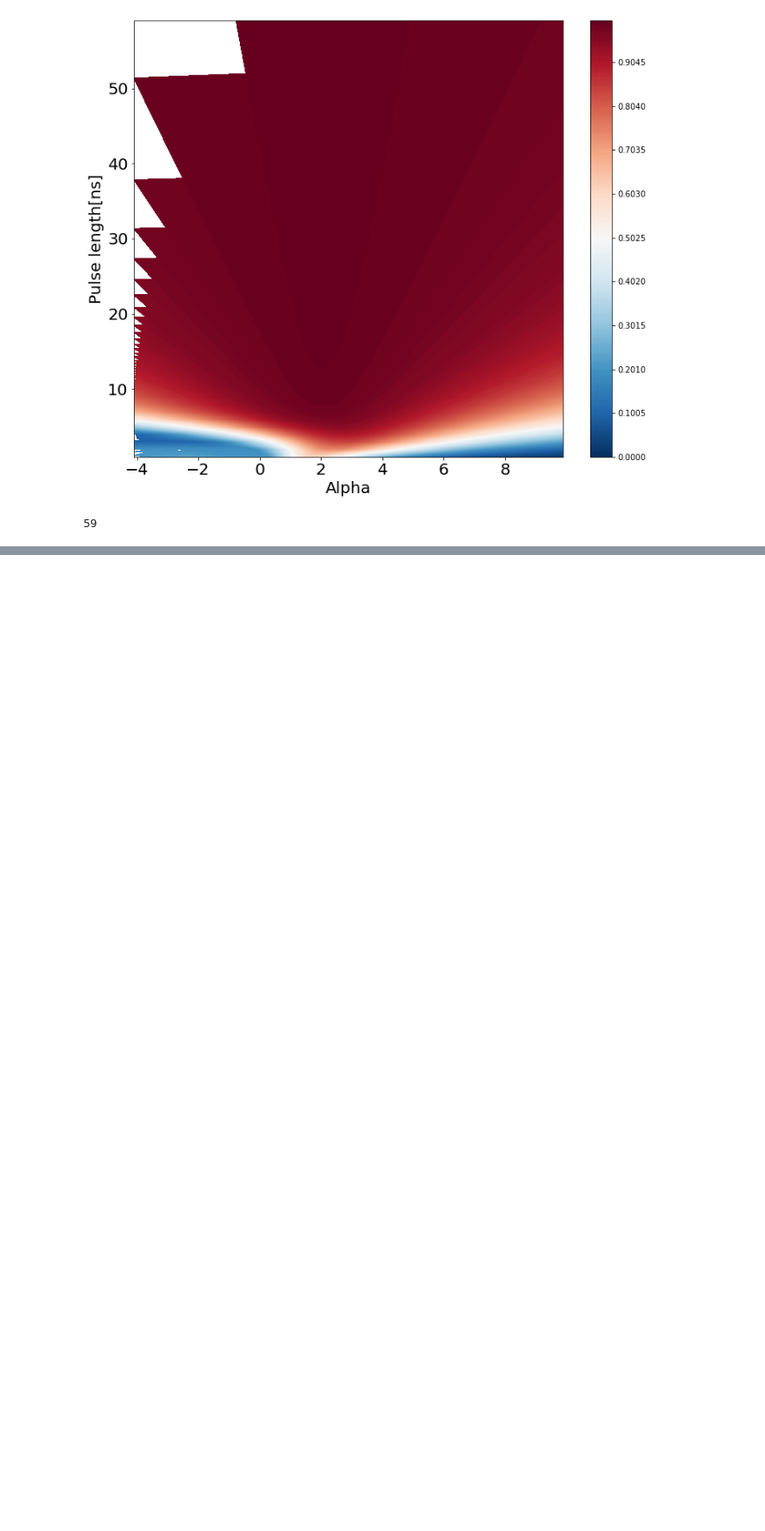
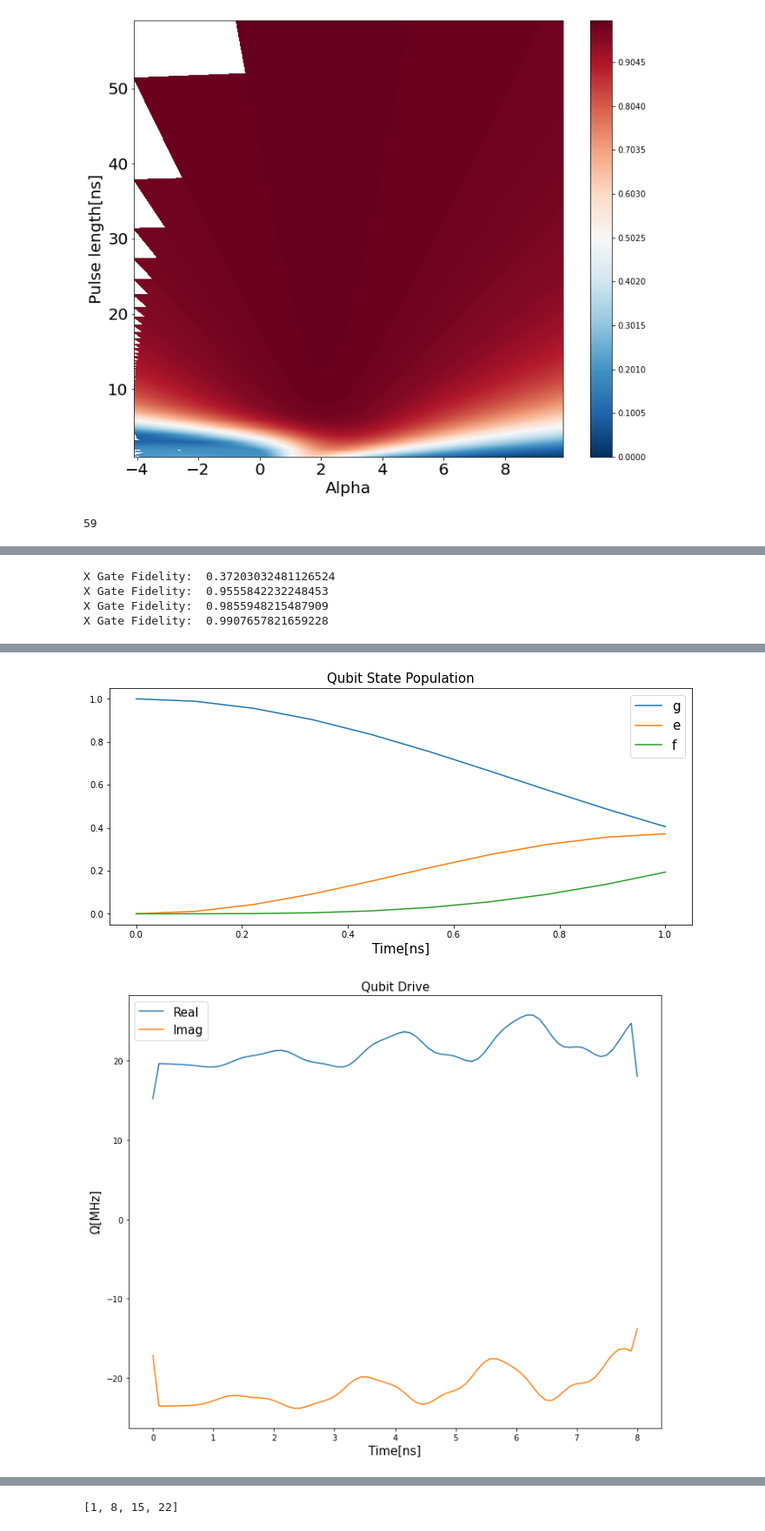
Before and after one commit to gkim23/kseamentoring, a Jupyter notebook: ksea_mentoring_9.ipynb, the cells around one changed output, grey strips where cells are left out. Shown at 87% size. Drawn from its saved outputs; the diff is of its cells as text; code cells hidden in the pictures; blank space fills up the shorter version.

```diff
--- a/ksea_mentoring_9.ipynb
+++ b/ksea_mentoring_9.ipynb
@@ -434,11 +437,14 @@ len(max_list)
 # %%
-qoc_data = np.genfromtxt("my_data.csv", dtype=complex)
-omega = qoc_data/5
-tlist = np.linspace(0, len(omega), len(omega))
-pi_hamiltonian = driven_hamiltonian(omega=omega, free_hamiltonian=transmon_hamiltonian, qubit_x = qubit_x, qubit_y = qubit_y, plot=True)
-res = qt.mesolve(pi_hamiltonian,psi0,tlist,c_ops=c_ops, e_ops=e_ops, options=qt.Options(store_states=True))
-bvec_array = [res.expect[0],res.expect[1],res.expect[2]]
-plist = [res.expect[3], res.expect[4], res.expect[5]]
-plot_bloch_vector_component(tlist=tlist, bloch_array=bvec_array)
-plot_population(tlist=tlist, p_list=plist)
-print("X Gate Fidelity: ", plist[1][-1])
+def qoc_function(data_name, pulse_length):
+    qoc_data = np.genfromtxt(data_name, dtype=complex)
+    omega = qoc_data/5
+    tlist = np.linspace(0, len(omega), len(omega))
+    pi_hamiltonian = driven_hamiltonian(omega=omega, free_hamiltonian=transmon_hamiltonian, qubit_x = qubit_x, qubit_y = qubit_y, plot=True)
+    res = qt.mesolve(pi_hamiltonian,psi0,tlist,c_ops=c_ops, e_ops=e_ops, options=qt.Options(store_states=True))
+    bvec_array = [res.expect[0],res.expect[1],res.expect[2]]
+    plist = [res.expect[3], res.expect[4], res.expect[5]]
+    plot_bloch_vector_component(tlist=tlist, bloch_array=bvec_array)
+    plot_population(tlist=tlist, p_list=plist)
+    print("X Gate Fidelity: ", plist[1][-1])
+    numerical_opt_x_list.append(pulse_length)
+    numerical_opt_y_list.append(plist[1][-1])
@@ -465,0 +451,10 @@ X Gate Fidelity:  0.37203032481126524
+# %%
+qoc_function("my_data_1ns.csv", 1)
+qoc_function("my_data_8ns.csv", 8)
+qoc_function("my_data_15ns.csv", 15)
+qoc_function("my_data_22ns.csv", 22)
+# %% [output]
+X Gate Fidelity:  0.37203032481126524
+X Gate Fidelity:  0.9555842232248453
+X Gate Fidelity:  0.9855948215487909
+X Gate Fidelity:  0.9907657821659228
@@ -465,0 +463,2 @@ X Gate Fidelity:  0.37203032481126524
+[figure, added]
+[figure, added]
@@ -466,3 +473,8 @@ X Gate Fidelity:  0.37203032481126524
+# %%
+numerical_opt_y_list
+numerical_opt_x_list
+# %% [output]
+[1, 8, 15, 22]
 # %%
 qoc_data = np.genfromtxt("my_data_96ns.csv", dtype=complex)
 omega = qoc_data/5
```
Also changed, not shown: parts of 7 cells of this notebook, 3 other files.
